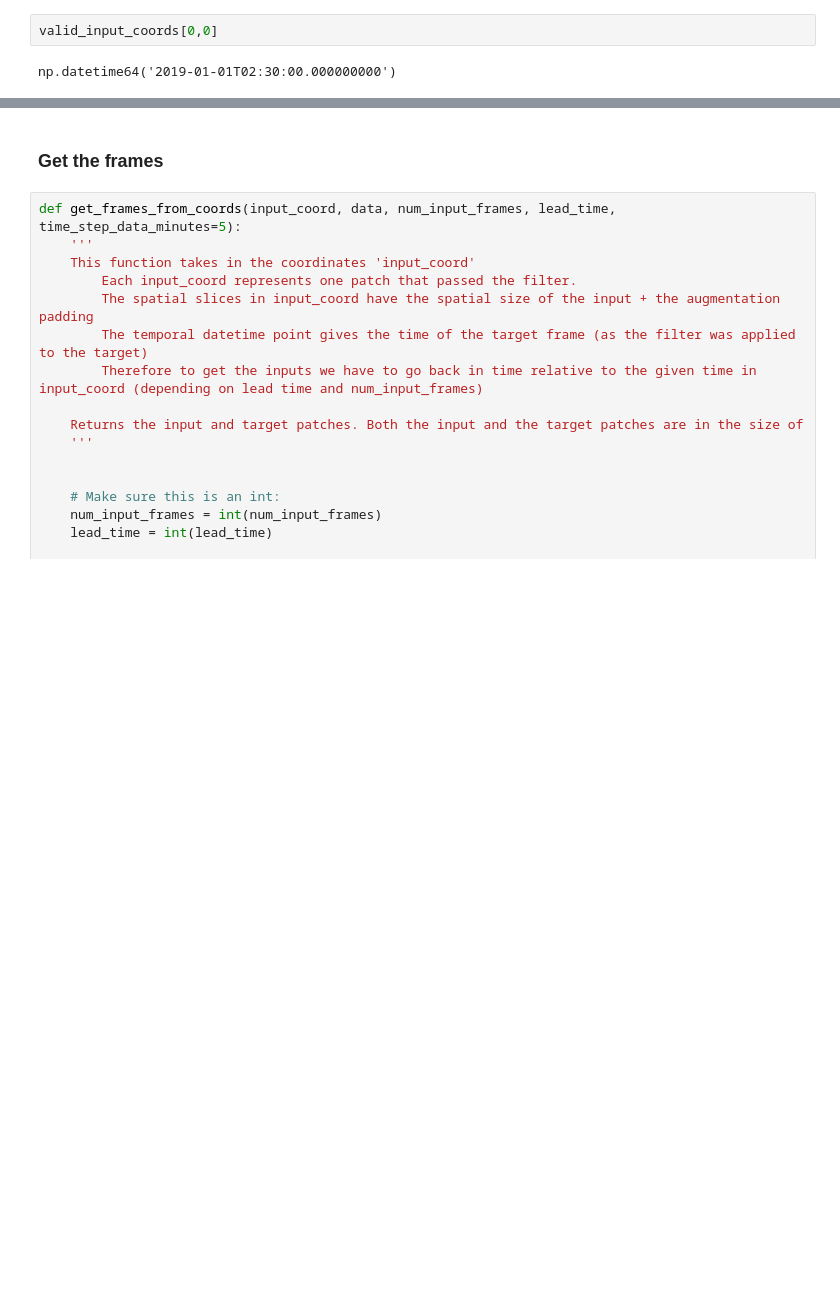
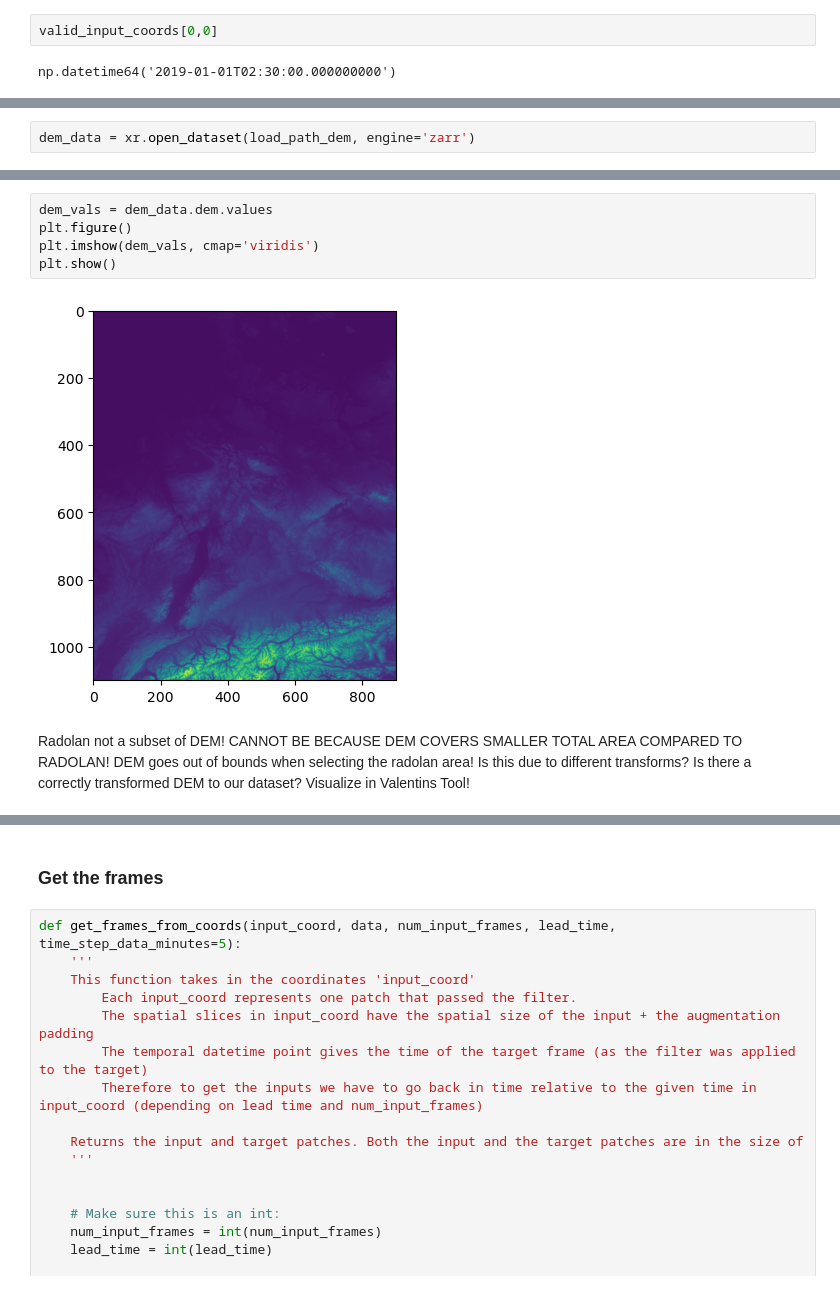
Before and after one commit to Osrip/deep_learn_rain_nowcasting, a Jupyter notebook: notebooks/new_filtering_data_scraper_small_target_patching.ipynb, the cells around one changed output, grey strips where cells are left out. Cells and saved outputs as stored; diff of their text form; blank space fills up the shorter version.

```diff
--- a/notebooks/new_filtering_data_scraper_small_target_patching.ipynb
+++ b/notebooks/new_filtering_data_scraper_small_target_patching.ipynb
@@ -346,0 +357,2 @@ np.datetime64('2019-01-01T02:30:00.000000000')
+# %%
+dem_data = xr.open_dataset(load_path_dem, engine='zarr')
@@ -346,0 +407,9 @@ np.datetime64('2019-01-01T02:30:00.000000000')
+# %%
+dem_vals = dem_data.dem.values
+plt.figure()
+plt.imshow(dem_vals, cmap='viridis')
+plt.show()
+# %% [output]
+[figure, added]
+# %% [markdown]
+Radolan not a subset of DEM! CANNOT BE BECAUSE DEM COVERS SMALLER TOTAL AREA COMPARED TO RADOLAN! DEM goes out of bounds when selecting the radolan area! Is this due to different transforms? Is there a correctly transformed DEM to our dataset? Visualize in Valentins Tool!
```
Also changed, not shown: parts of 20 cells of this notebook.
